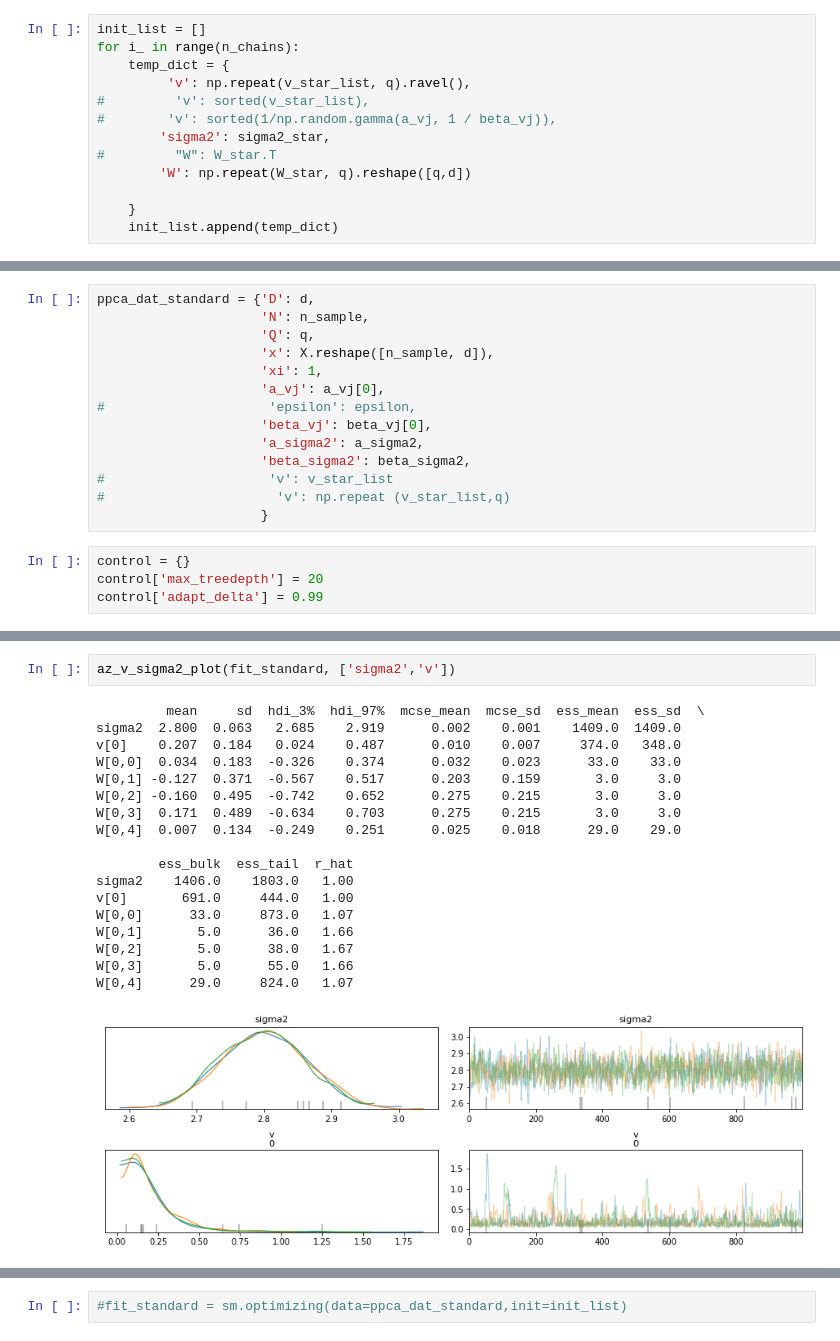
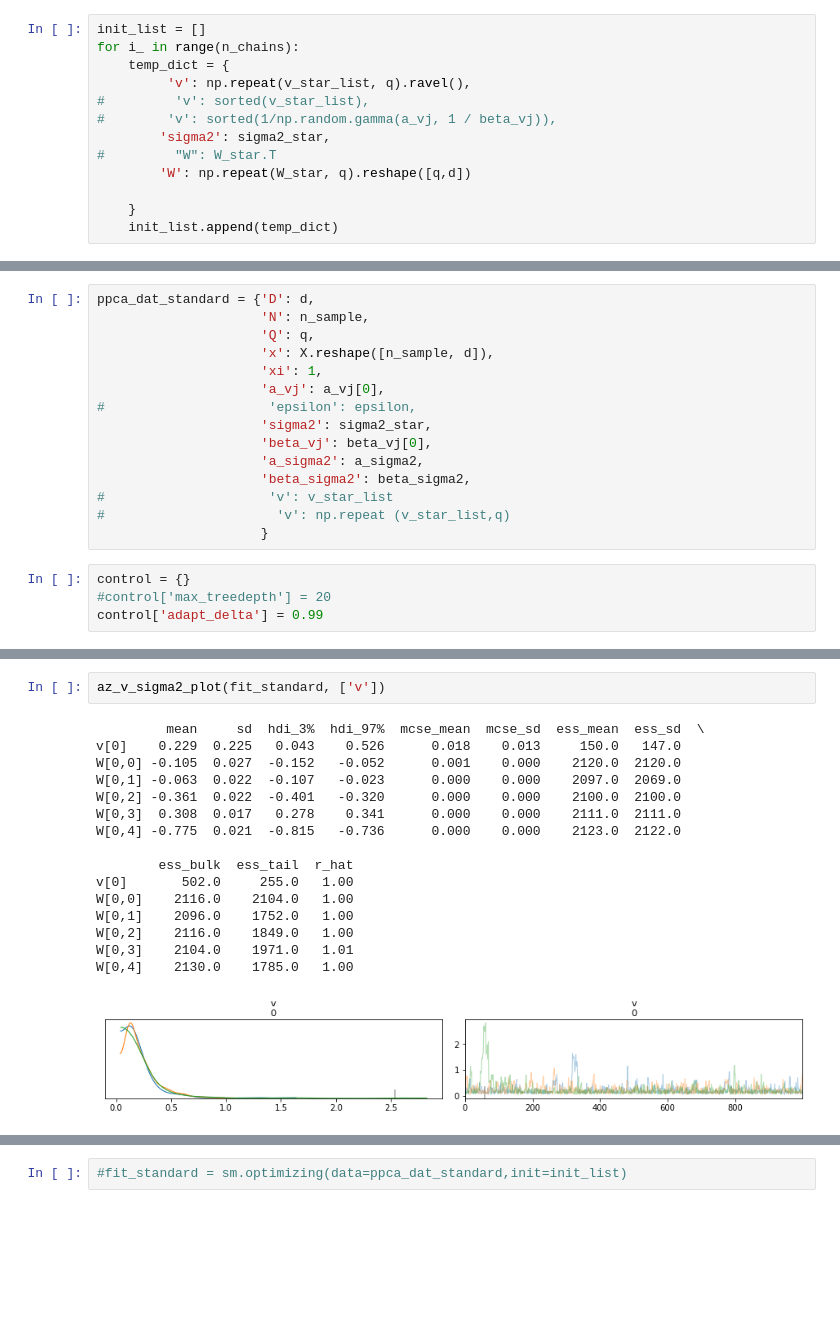
Before and after one commit to LeonCaesa/Gibbs, a Jupyter notebook: Match.ipynb, the cells around one changed output, grey strips where cells are left out. Saved outputs shown, nothing was run; the diff lists cells and outputs as text; blank space fills up the shorter version.

Commit message:
finished the fix of sigma2

```diff
--- a/Match.ipynb
+++ b/Match.ipynb
@@ -185,6 +185,7 @@ ppca_dat_standard = {'D': d,
                      'xi': 1,
                      'a_vj': a_vj[0],
 #                     'epsilon': epsilon,
+                     'sigma2': sigma2_star,
                      'beta_vj': beta_vj[0],
                      'a_sigma2': a_sigma2,
                      'beta_sigma2': beta_sigma2,
@@ -193,7 +194,7 @@ ppca_dat_standard = {'D': d,
                      }
 # %%
 control = {}
-control['max_treedepth'] = 20
+#control['max_treedepth'] = 20
 control['adapt_delta'] = 0.99
 # %%
 fit_standard = sm.sampling(data=ppca_dat_standard,
@@ -205,22 +208,20 @@ WARNING:pystan:8 of 3000 iterations ended with a divergence (0.267 %).
 WARNING:pystan:Try running with adapt_delta larger than 0.99 to remove the divergences.
 # %%
-az_v_sigma2_plot(fit_standard, ['sigma2','v'])
+az_v_sigma2_plot(fit_standard, ['v'])
 # %% [output]
          mean     sd  hdi_3%  hdi_97%  mcse_mean  mcse_sd  ess_mean  ess_sd  \
-sigma2  2.800  0.063   2.685    2.919      0.002    0.001    1409.0  1409.0
-v[0]    0.207  0.184   0.024    0.487      0.010    0.007     374.0   348.0
-W[0,0]  0.034  0.183  -0.326    0.374      0.032    0.023      33.0    33.0
-W[0,1] -0.127  0.371  -0.567    0.517      0.203    0.159       3.0     3.0
-W[0,2] -0.160  0.495  -0.742    0.652      0.275    0.215       3.0     3.0
-W[0,3]  0.171  0.489  -0.634    0.703      0.275    0.215       3.0     3.0
-W[0,4]  0.007  0.134  -0.249    0.251      0.025    0.018      29.0    29.0
+v[0]    0.229  0.225   0.043    0.526      0.018    0.013     150.0   147.0
+W[0,0] -0.105  0.027  -0.152   -0.052      0.001    0.000    2120.0  2120.0
+W[0,1] -0.063  0.022  -0.107   -0.023      0.000    0.000    2097.0  2069.0
+W[0,2] -0.361  0.022  -0.401   -0.320      0.000    0.000    2100.0  2100.0
+W[0,3]  0.308  0.017   0.278    0.341      0.000    0.000    2111.0  2111.0
+W[0,4] -0.775  0.021  -0.815   -0.736      0.000    0.000    2123.0  2122.0
 
         ess_bulk  ess_tail  r_hat
-sigma2    1406.0    1803.0   1.00
-v[0]       691.0     444.0   1.00
-W[0,0]      33.0     873.0   1.07
-W[0,1]       5.0      36.0   1.66
-W[0,2]       5.0      38.0   1.67
-W[0,3]       5.0      55.0   1.66
-W[0,4]      29.0     824.0   1.07
+v[0]       502.0     255.0   1.00
+W[0,0]    2116.0    2104.0   1.00
+W[0,1]    2096.0    1752.0   1.00
+W[0,2]    2116.0    1849.0   1.00
+W[0,3]    2104.0    1971.0   1.01
+W[0,4]    2130.0    1785.0   1.00
-[figure, old version]
+[figure, new version]
```
Also changed, not shown: parts of 29 cells of this notebook, 4 other files.
